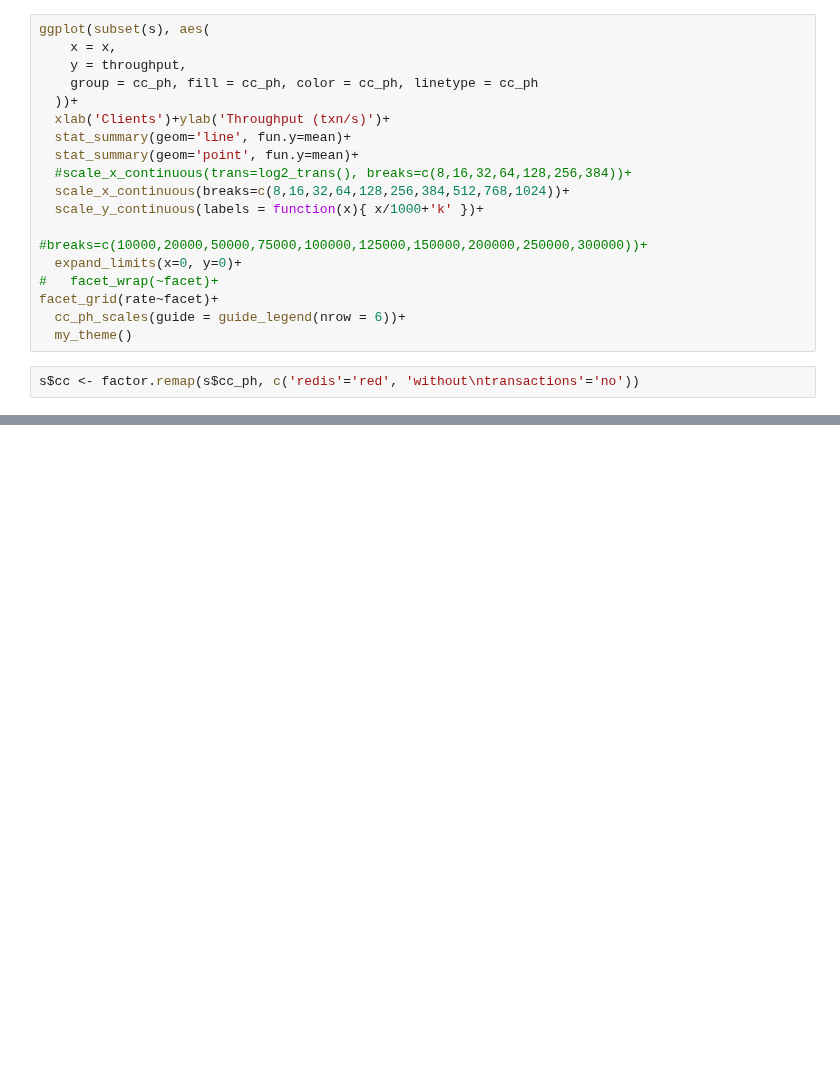
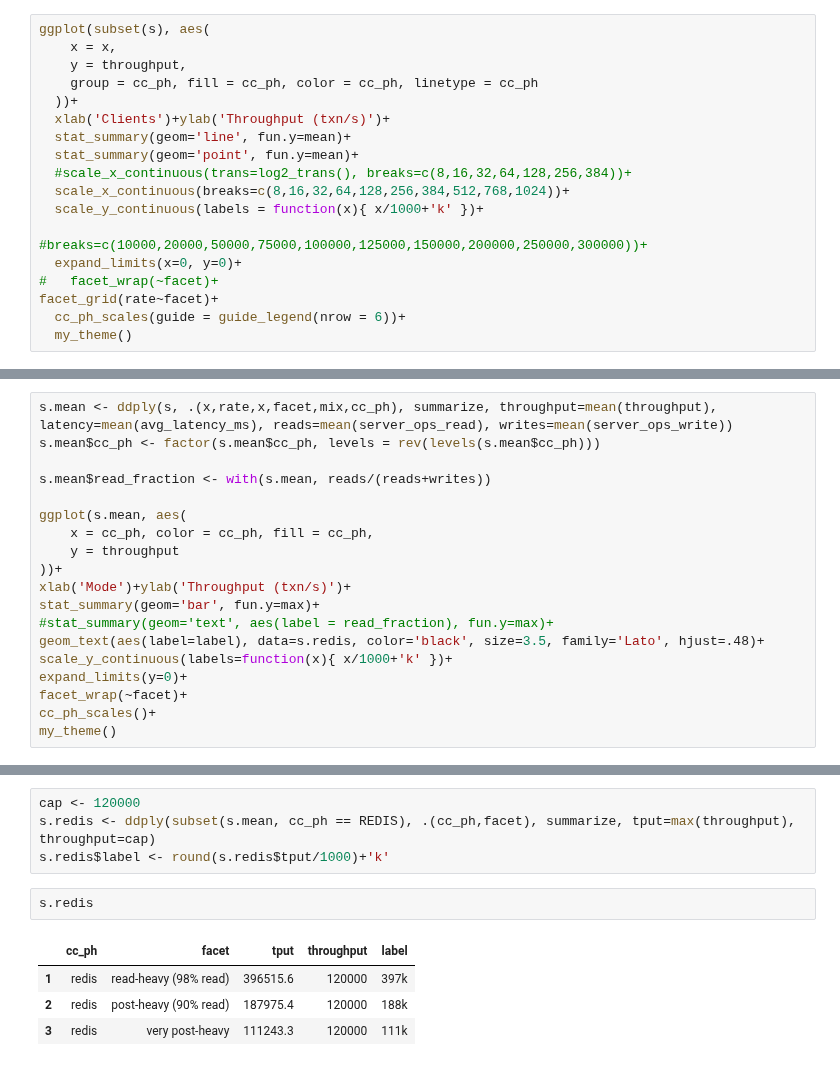
Before and after one commit to bholt/claret-doc, a Jupyter notebook: claret/plots/retwis.ipynb, the cells around one changed output, grey strips where cells are left out. Cells and saved outputs as stored; diff of their text form; blank space fills up the shorter version.

```diff
--- a/claret/plots/retwis.ipynb
+++ b/claret/plots/retwis.ipynb
@@ -80,5 +98,3 @@ ggplot(subset(s), aes(
 facet_grid(rate~facet)+
   cc_ph_scales(guide = guide_legend(nrow = 6))+
   my_theme()
-# %%
-s$cc <- factor.remap(s$cc_ph, c('redis'='red', 'without\ntransactions'='no'))
@@ -107,0 +101,19 @@ In `[<-.factor`(`*tmp*`, ri, value = "⋮"): invalid factor level, NA generated
+# %%
+s.mean <- ddply(s, .(x,rate,x,facet,mix,cc_ph), summarize, throughput=mean(throughput), latency=mean(avg_latency_ms), reads=mean(server_ops_read), writes=mean(server_ops_write))
+s.mean$cc_ph <- factor(s.mean$cc_ph, levels = rev(levels(s.mean$cc_ph)))
+
+s.mean$read_fraction <- with(s.mean, reads/(reads+writes))
+
+ggplot(s.mean, aes(
+    x = cc_ph, color = cc_ph, fill = cc_ph,
+    y = throughput
+))+
+xlab('Mode')+ylab('Throughput (txn/s)')+
+stat_summary(geom='bar', fun.y=max)+
+#stat_summary(geom='text', aes(label = read_fraction), fun.y=max)+
+geom_text(aes(label=label), data=s.redis, color='black', size=3.5, family='Lato', hjust=.48)+
+scale_y_continuous(labels=function(x){ x/1000+'k' })+
+expand_limits(y=0)+
+facet_wrap(~facet)+
+cc_ph_scales()+
+my_theme()
@@ -107,0 +126,11 @@ In `[<-.factor`(`*tmp*`, ri, value = "⋮"): invalid factor level, NA generated
+# %%
+cap <- 120000
+s.redis <- ddply(subset(s.mean, cc_ph == REDIS), .(cc_ph,facet), summarize, tput=max(throughput), throughput=cap)
+s.redis$label <- round(s.redis$tput/1000)+'k'
+# %%
+s.redis
+# %% [output]
+|  | cc_ph | facet | tput | throughput | label |
+| 1 | redis | read-heavy (98% read) | 396515.6 | 120000 | 397k |
+| 2 | redis | post-heavy (90% read) | 187975.4 | 120000 | 188k |
+| 3 | redis | very post-heavy | 111243.3 | 120000 | 111k |
```
Also changed, not shown: parts of 8 cells of this notebook, 4 other files.
